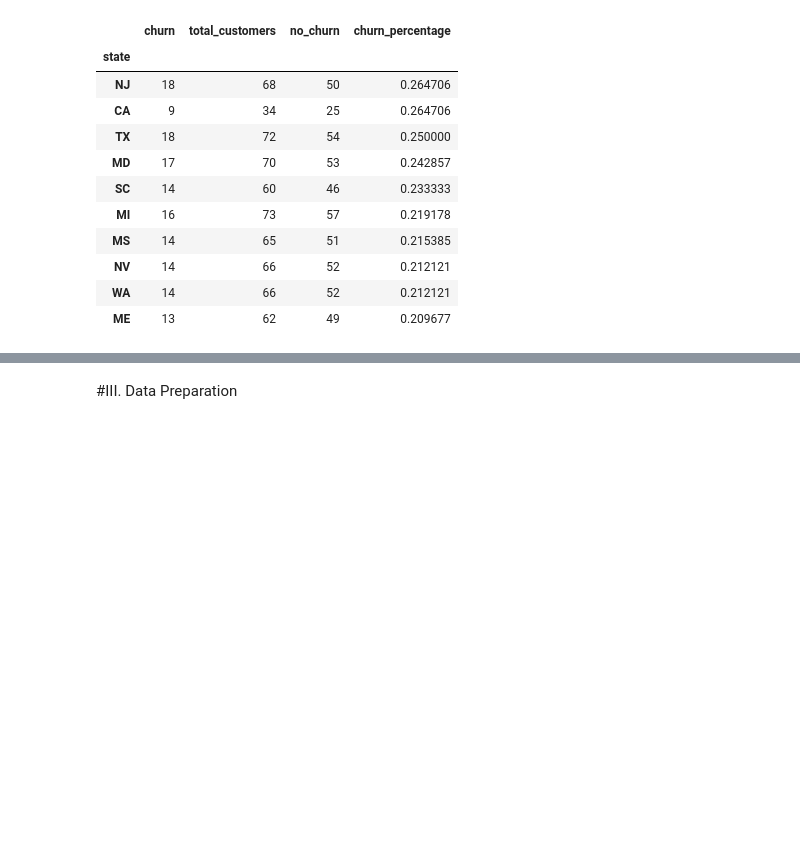
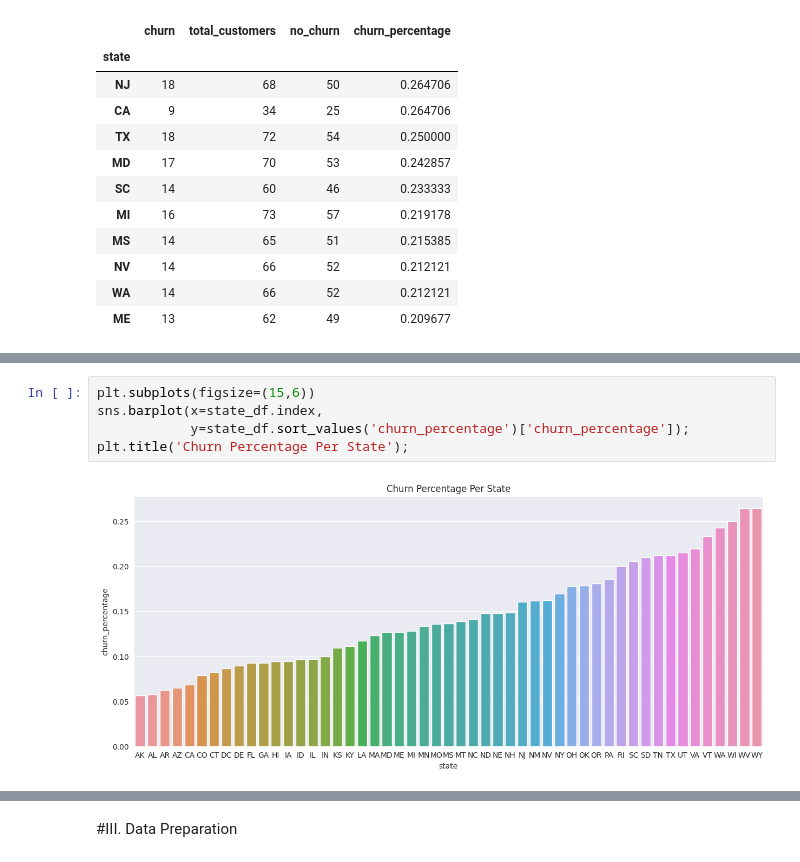
Before and after one commit to bmjaron/phase_3_project, a Jupyter notebook: index.ipynb, the cells around one changed output, grey strips where cells are left out. Drawn from its saved outputs; the diff is of its cells as text; blank space fills up the shorter version.

```diff
--- a/index.ipynb
+++ b/index.ipynb
@@ -286,0 +311,7 @@ for n, feature in enumerate(['churn', 'churn_percentage']):
+# %%
+plt.subplots(figsize=(15,6))
+sns.barplot(x=state_df.index,
+            y=state_df.sort_values('churn_percentage')['churn_percentage']);
+plt.title('Churn Percentage Per State');
+# %% [output]
+[figure, added]
```
Also changed, not shown: parts of 36 cells of this notebook.
